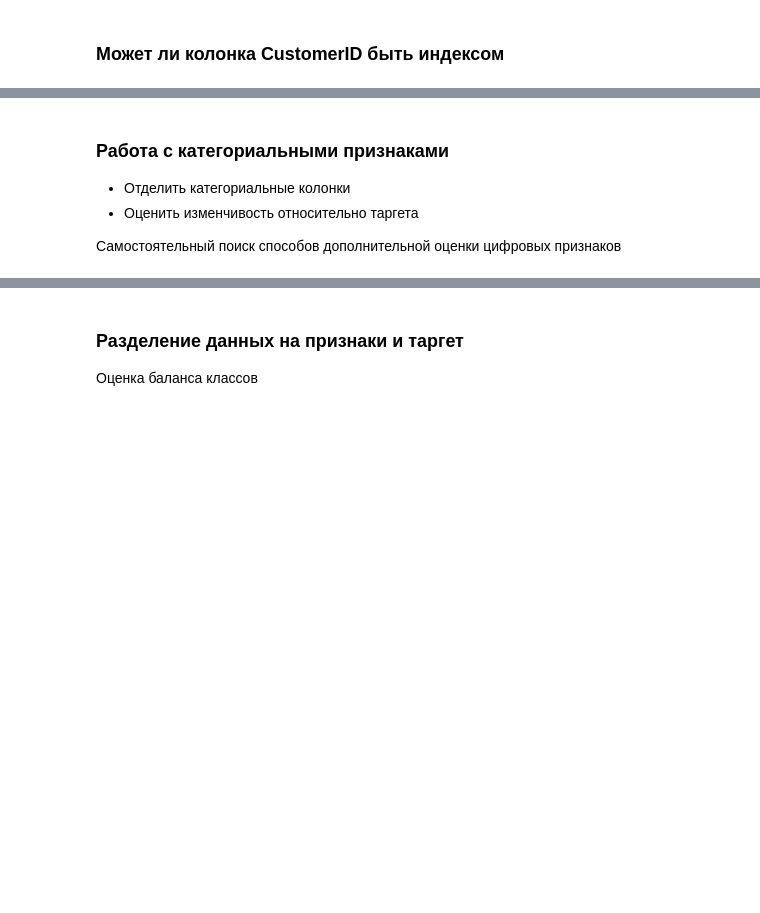
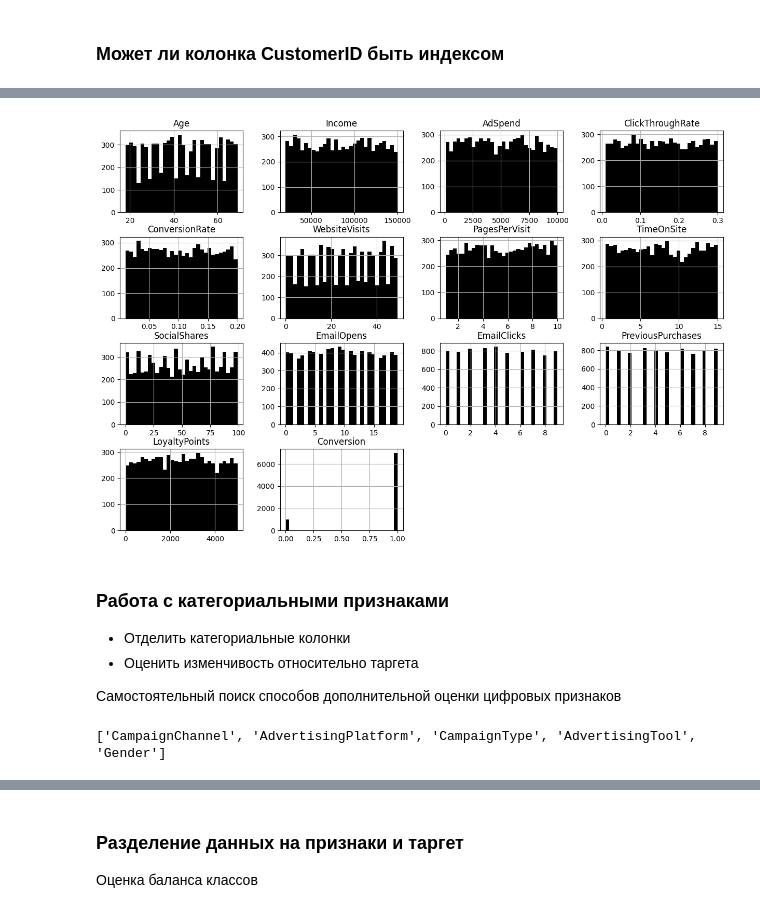
Before and after one commit to wldwldcrd/data_analysis_baumanka, a Jupyter notebook: 9_SVM_KNN/homework/Digital Marketing Campaign.ipynb, the cells around one changed output, grey strips where cells are left out. Saved outputs shown, nothing was run; the diff lists cells and outputs as text; code cells hidden in the pictures; blank space fills up the shorter version.

```diff
--- a/9_SVM_KNN/homework/Digital Marketing Campaign.ipynb
+++ b/9_SVM_KNN/homework/Digital Marketing Campaign.ipynb
@@ -27,2 +73,5 @@ import phik as phik
 
 Самостоятельный поиск способов дополнительной оценки цифровых признаков
+# %%
+df_numerics = df[df._get_numeric_data().columns]
+df_numerics.head()
@@ -28,0 +127,5 @@ import phik as phik
+# %%
+df_numerics.hist(color="k", bins=30, figsize=(15, 10))
+plt.show()
+# %% [output]
+[figure, added]
@@ -29,8 +135,12 @@ import phik as phik
 # %% [markdown]
 ### Работа с категориальными признаками
 
-
-*   Отделить категориальные колонки
-*   Оценить изменчивость относительно таргета
+-   Отделить категориальные колонки
+-   Оценить изменчивость относительно таргета
 
 Самостоятельный поиск способов дополнительной оценки цифровых признаков
+# %%
+categorial_cols = list(set(df.columns) - set(df._get_numeric_data().columns))
+print(categorial_cols)
+# %% [output]
+['CampaignChannel', 'AdvertisingPlatform', 'CampaignType', 'AdvertisingTool', 'Gender']
```
Also changed, not shown: parts of 19 cells of this notebook.
